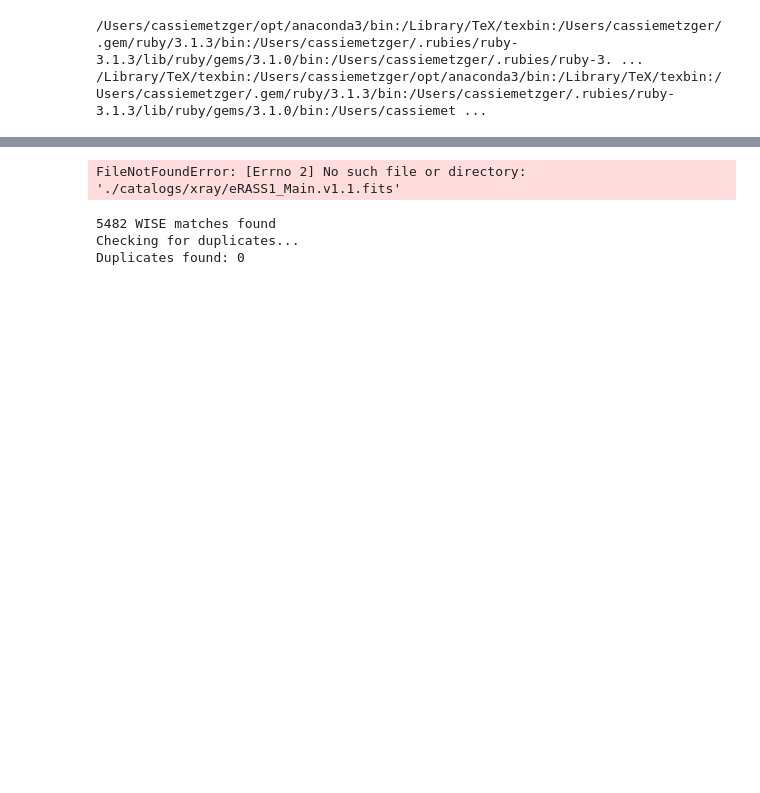
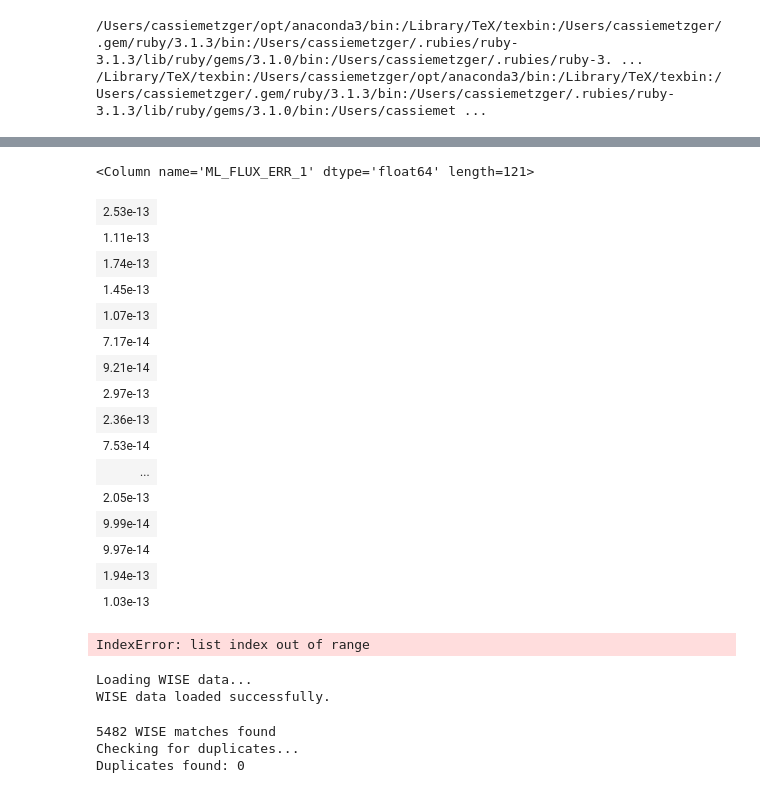
Before and after one commit to cassiemetzger/THC-CAT, a Jupyter notebook: THC_algorithm.ipynb, the cells around one changed output, grey strips where cells are left out. Saved outputs shown, nothing was run; the diff lists cells and outputs as text; code cells hidden in the pictures; blank space fills up the shorter version.

```diff
--- a/THC_algorithm.ipynb
+++ b/THC_algorithm.ipynb
@@ -23,6 +382,48 @@ color_palette = sns.color_palette(["#000000", "#849324", "#FFB30F", "#D62828", "
+# %%
+thc['ra'] = [float(format_sigfigs(num, 5)) for num in thc['ra']]
+thc['dec'] = [float(format_sigfigs(num, 5)) for num in thc['dec']]
+thc['w1mpro'] = [float(format_sigfigs(num, 3)) for num in thc['w1mpro']]
+thc['w1sigmpro'] = [float(format_sigfigs(num, 3)) for num in thc['w1sigmpro']]
+thc['w2mpro'] = [float(format_sigfigs(num, 3)) for num in thc['w2mpro']]
+thc['w2sigmpro'] = [float(format_sigfigs(num, 3)) for num in thc['w2sigmpro']]
+thc['w3mpro'] = [float(format_sigfigs(num, 3)) for num in thc['w3mpro']]
+thc['w3sigmpro'] = [float(format_sigfigs(num, 3)) for num in thc['w3sigmpro']]
+thc['w1flux'] = thc['w1flux'] *1E3 # convert to mJy
+thc['w1flux'] = [float(format_sigfigs(num, 3)) for num in thc['w1flux']]
+thc['w1sigflux'] = thc['w1sigflux'] *1E3 # convert to mJy
+thc['w1sigflux'] = [float(format_sigfigs(num, 3)) for num in thc['w1sigflux']]
+thc['ML_FLUX_1'] = [float(format_sigfigs(num*1E-12, 3))*1E12 for num in thc['ML_FLUX_1']]
+thc['ML_FLUX_ERR_1'] = [float(format_sigfigs(num*1E-12, 3))*1E12 for num in thc['ML_FLUX_ERR_1']]
+thc['ML_FLUX_P4'] = [float(format_sigfigs(num*1E-12, 3))*1E-12 for num in thc['ML_FLUX_P4']]
+thc['ML_FLUX_ERR_P4'] = [float(format_sigfigs(num*1E-12, 3))*1E12 for num in thc['ML_FLUX_ERR_P4']]
+thc['Radio flux'] = thc['Radio flux'] *1E3 # convert to mJy
+thc['Radio flux'] = [float(format_sigfigs(num, 2)) for num in thc['Radio flux']]
+thc['Alpha RIR'] = [float(format_sigfigs(num, 3)) for num in thc['Alpha RIR']]
+thc['Alpha IRX'] = [float(format_sigfigs(num, 3)) for num in thc['Alpha IRX']]
+thc['r_mag'] = [float(format_sigfigs(num, 3)) for num in thc['r_mag']]
+thc['Radio freq'] = thc['Radio freq'] * 1E-9 # convert to GHz
+thc['Radio freq'] = [float(format_sigfigs(num, 3)) for num in thc['Radio freq']]
+# %%
+thc['ML_FLUX_ERR_1']
+# %% [output]
+<Column name='ML_FLUX_ERR_1' dtype='float64' length=121>
+| 2.53e-13 |
+| 1.11e-13 |
+| 1.74e-13 |
+| 1.45e-13 |
+| 1.07e-13 |
+| 7.17e-14 |
+| 9.21e-14 |
+| 2.97e-13 |
+| 2.36e-13 |
+| 7.53e-14 |
+| ... |
+| 2.05e-13 |
+| 9.99e-14 |
+| 9.97e-14 |
+| 1.94e-13 |
+| 1.03e-13 |
 # %%
 #input eRASS1_Main data (Merloni et al. 2024)
-hdu_list  = fits.open('./catalogs/xray/eRASS1_Main.v1.1.fits')
+hdu_list  = fits.open('./CATALOGS/eRASS1_Main.v1.1.fits')
 erosita = Table(hdu_list[1].data)
-# %% [output]
-FileNotFoundError: [Errno 2] No such file or directory: './catalogs/xray/eRASS1_Main.v1.1.fits'
@@ -29,7 +434,31 @@ FileNotFoundError: [Errno 2] No such file or directory: './catalogs/xray/eRASS1_
+# %%
+hdu_list = fits.open("./CATALOGS/wise.fits")
+allwise = Table(hdu_list[1].data)
+hdu_list.close()
+init_len_wise = len(allwise)
+print(f"{init_len_wise} following magnitude and color cuts.")
+hdu_list = fits.open("./CATALOGS/eRASS1_Main.v1.1.fits")
+erass1 = Table(hdu_list[1].data)
+hdu_list.close()
+init_len_erass = len(erass1)
+# %% [output]
+IndexError: list index out of range
 # %%
 #input ALLWISE data (Cutri et al. 2013) AFTER it has been fed through wise_filter.sh
-hdu_list = fits.open('./catalogs/IR/wise.fits')
-wise = Table(hdu_list[1].data)
+print("Loading WISE data...")
+wise_loaded = False  # Flag for load success
+
+try:
+    hdu_list = fits.open('./catalogs/IR/wise.fits')
+    wise = Table(hdu_list[1].data)
+    wise_loaded = True
+    print("WISE data loaded successfully.")
+except Exception as e:
+    print(f"Error loading WISE data: {e}")
+    wise = None
+# %% [output]
+Loading WISE data...
+WISE data loaded successfully.
 # %%
 def get_wise_flux(catalog):
     sol = 2.997925E14 # variable sol; c in microns/s
```
Also changed, not shown: parts of 7 cells of this notebook, 14 other files.
